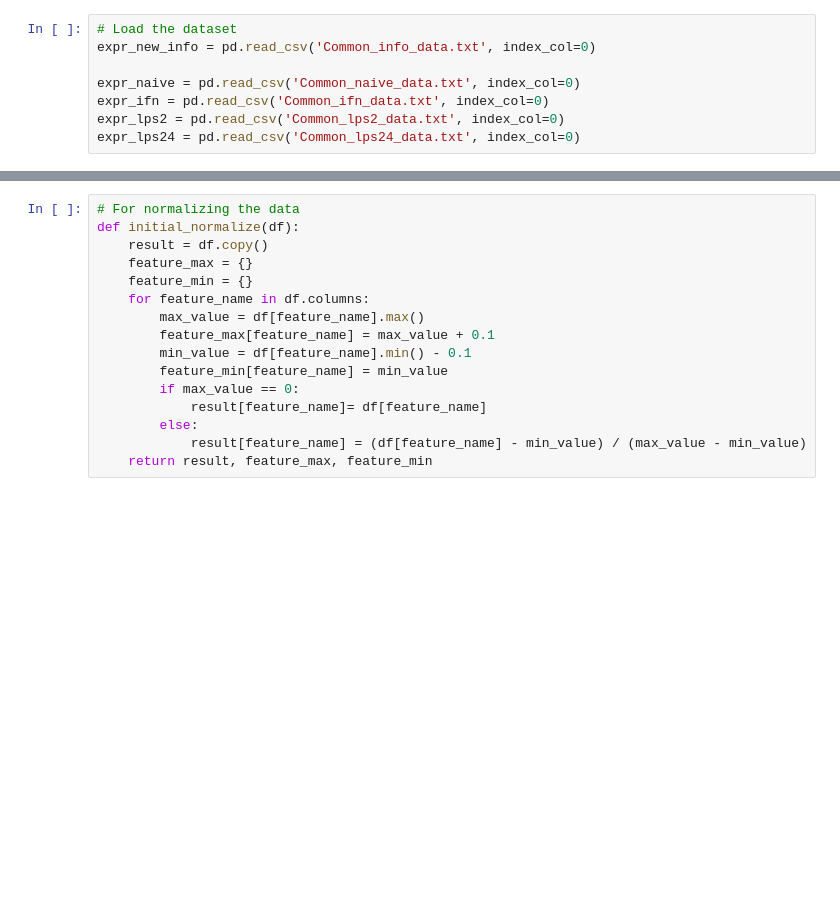
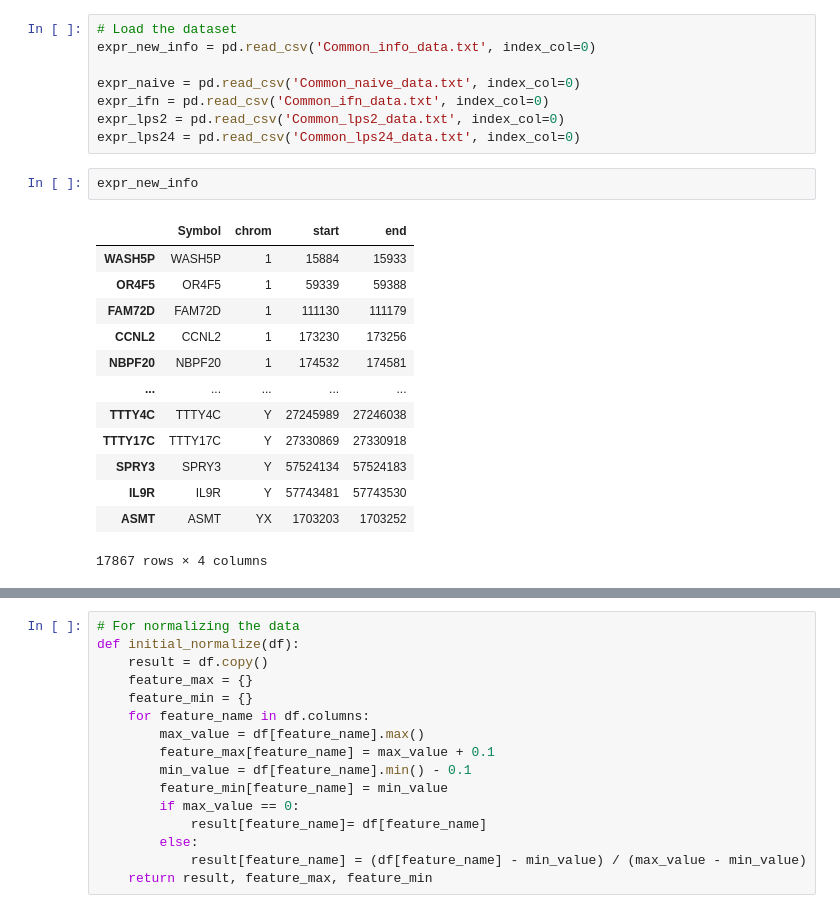
Before and after one commit to jpwhalley/Data_science_in_Python_2022, a Jupyter notebook: Day_4/day4_neural_networks_in_python.ipynb, the cells around one changed output, grey strips where cells are left out. Drawn from its saved outputs; the diff is of its cells as text; blank space fills up the shorter version.

```diff
--- a/Day_4/day4_neural_networks_in_python.ipynb
+++ b/Day_4/day4_neural_networks_in_python.ipynb
@@ -23,6 +25,22 @@ expr_naive = pd.read_csv('Common_naive_data.txt', index_col=0)
 expr_ifn = pd.read_csv('Common_ifn_data.txt', index_col=0)
 expr_lps2 = pd.read_csv('Common_lps2_data.txt', index_col=0)
 expr_lps24 = pd.read_csv('Common_lps24_data.txt', index_col=0)
+# %%
+expr_new_info
+# %% [output]
+|  | Symbol | chrom | start | end |
+| WASH5P | WASH5P | 1 | 15884 | 15933 |
+| OR4F5 | OR4F5 | 1 | 59339 | 59388 |
+| FAM72D | FAM72D | 1 | 111130 | 111179 |
+| CCNL2 | CCNL2 | 1 | 173230 | 173256 |
+| NBPF20 | NBPF20 | 1 | 174532 | 174581 |
+| ... | ... | ... | ... | ... |
+| TTTY4C | TTTY4C | Y | 27245989 | 27246038 |
+| TTTY17C | TTTY17C | Y | 27330869 | 27330918 |
+| SPRY3 | SPRY3 | Y | 57524134 | 57524183 |
+| IL9R | IL9R | Y | 57743481 | 57743530 |
+| ASMT | ASMT | YX | 1703203 | 1703252 |
+17867 rows × 4 columns
 # %%
 #  Discover the dataset
 for expr in [expr_naive, expr_ifn, expr_lps2, expr_lps24]:
```
Also changed, not shown: parts of 28 cells of this notebook, 5 other files.
